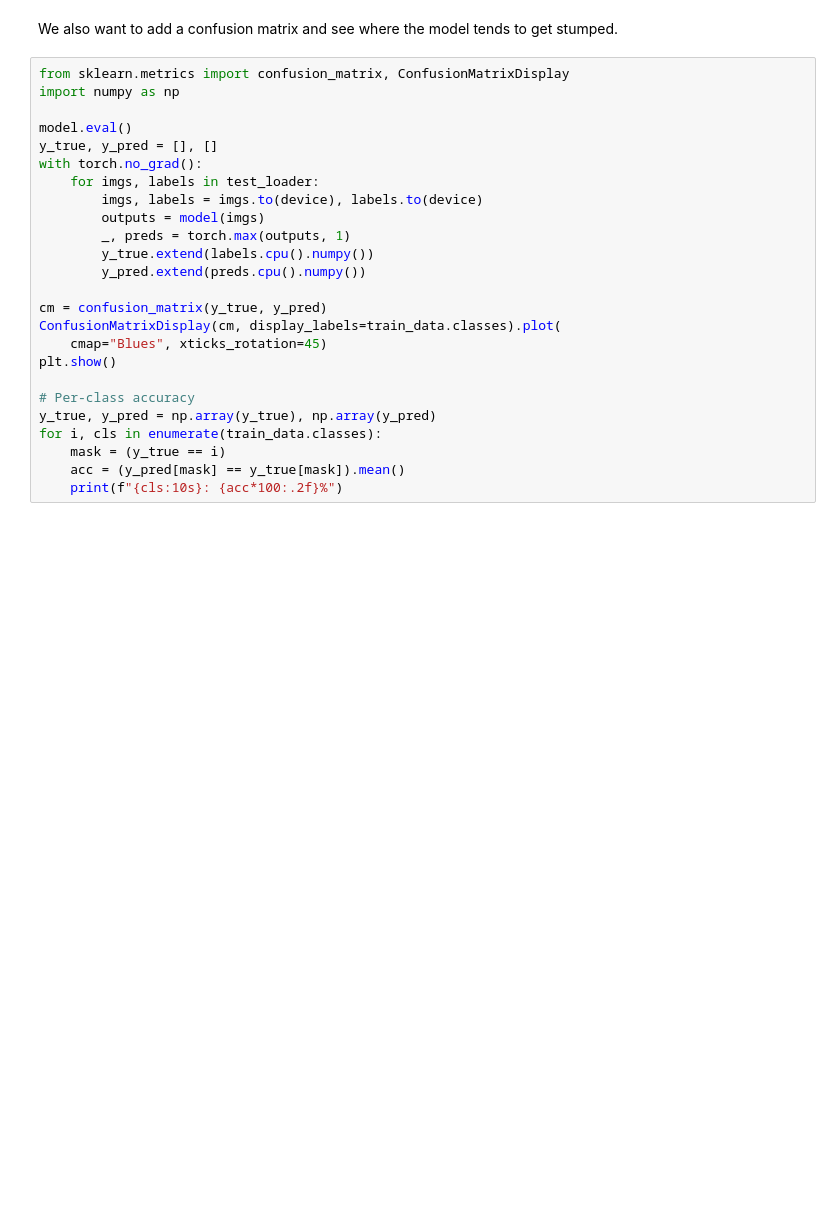
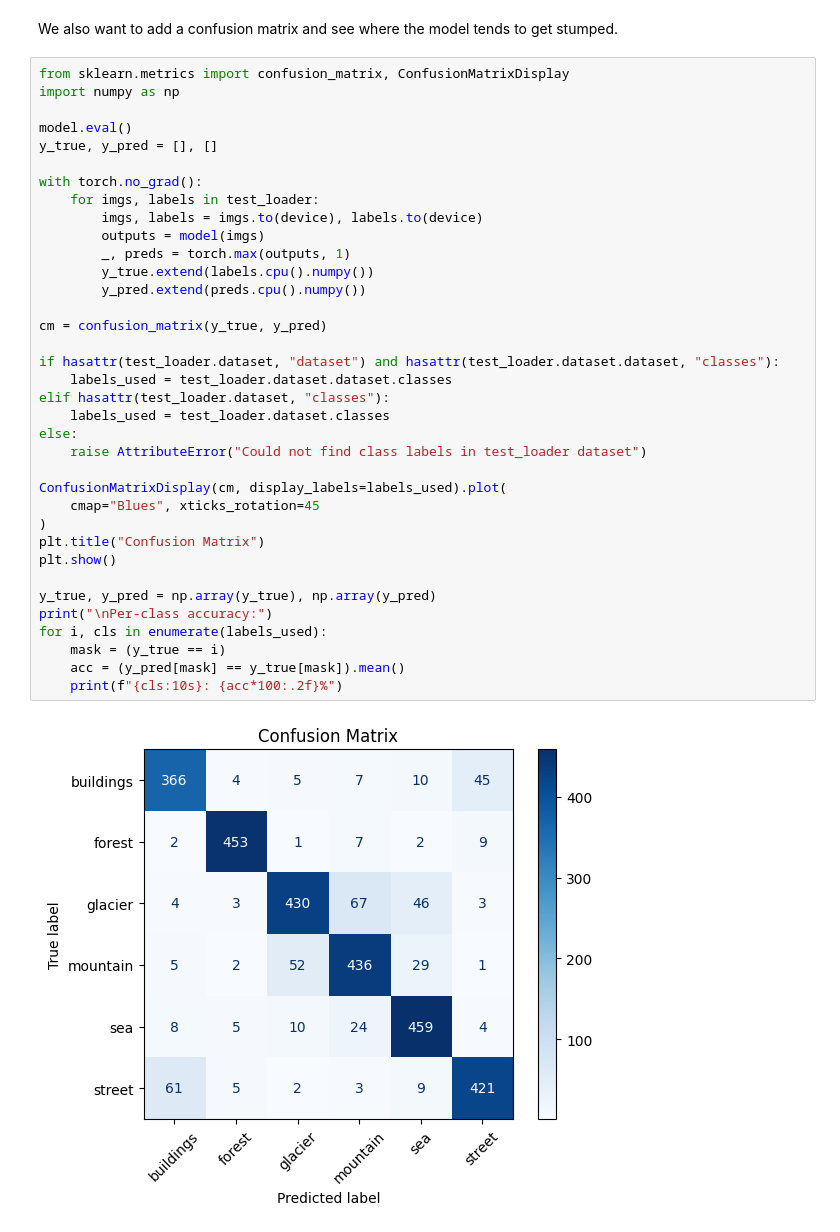
Before and after one commit to pmalen327/homework3_DL, a Jupyter notebook: hw03.ipynb, the cells around one changed output. Saved outputs shown, nothing was run; the diff lists cells and outputs as text; blank space fills up the shorter version.

```diff
--- a/hw03.ipynb
+++ b/hw03.ipynb
@@ -241,25 +208,38 @@ We also want to add a confusion matrix and see where the model tends to get stum
 # %%
 from sklearn.metrics import confusion_matrix, ConfusionMatrixDisplay
 import numpy as np
 
 model.eval()
 y_true, y_pred = [], []
+
 with torch.no_grad():
     for imgs, labels in test_loader:
         imgs, labels = imgs.to(device), labels.to(device)
         outputs = model(imgs)
         _, preds = torch.max(outputs, 1)
         y_true.extend(labels.cpu().numpy())
         y_pred.extend(preds.cpu().numpy())
 
 cm = confusion_matrix(y_true, y_pred)
-ConfusionMatrixDisplay(cm, display_labels=train_data.classes).plot(
-    cmap="Blues", xticks_rotation=45)
+
+if hasattr(test_loader.dataset, "dataset") and hasattr(test_loader.dataset.dataset, "classes"):
+    labels_used = test_loader.dataset.dataset.classes
+elif hasattr(test_loader.dataset, "classes"):
+    labels_used = test_loader.dataset.classes
+else:
+    raise AttributeError("Could not find class labels in test_loader dataset")
+
+ConfusionMatrixDisplay(cm, display_labels=labels_used).plot(
+    cmap="Blues", xticks_rotation=45
+)
+plt.title("Confusion Matrix")
 plt.show()
 
-# Per-class accuracy
 y_true, y_pred = np.array(y_true), np.array(y_pred)
-for i, cls in enumerate(train_data.classes):
+print("\nPer-class accuracy:")
+for i, cls in enumerate(labels_used):
     mask = (y_true == i)
     acc = (y_pred[mask] == y_true[mask]).mean()
     print(f"{cls:10s}: {acc*100:.2f}%")
+# %% [output]
+[figure, added]
```
Also changed, not shown: parts of 17 cells of this notebook, 1 other file.
